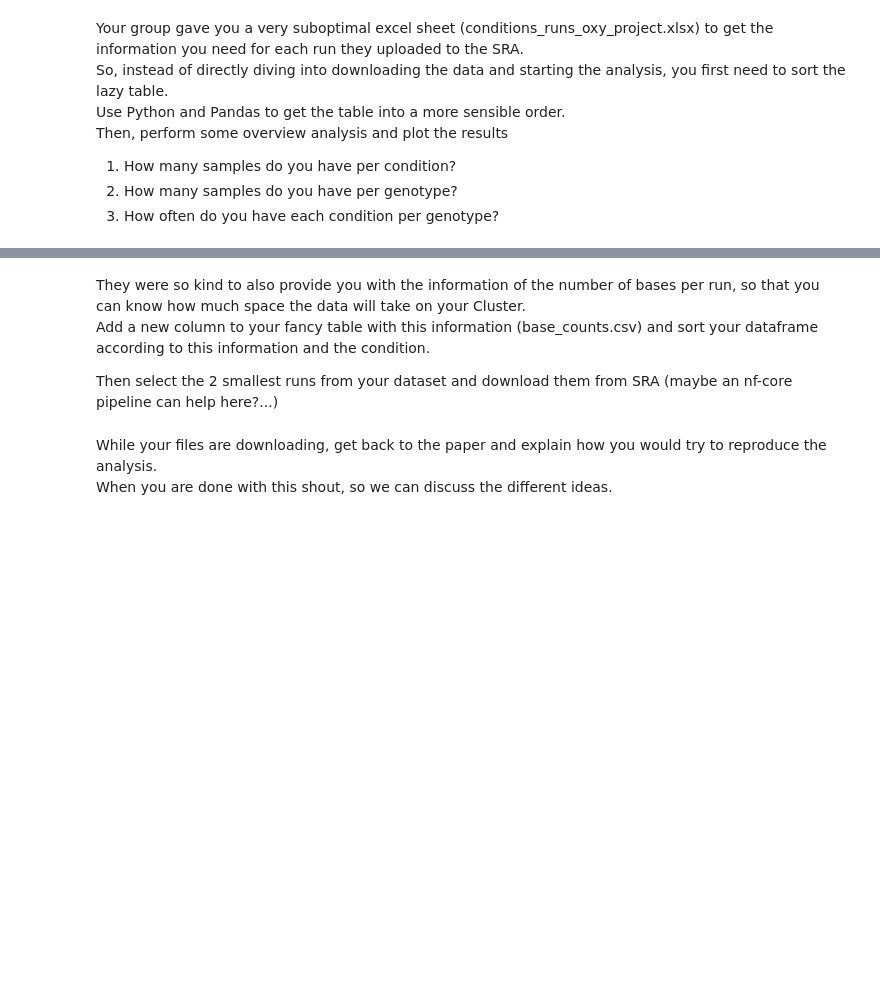
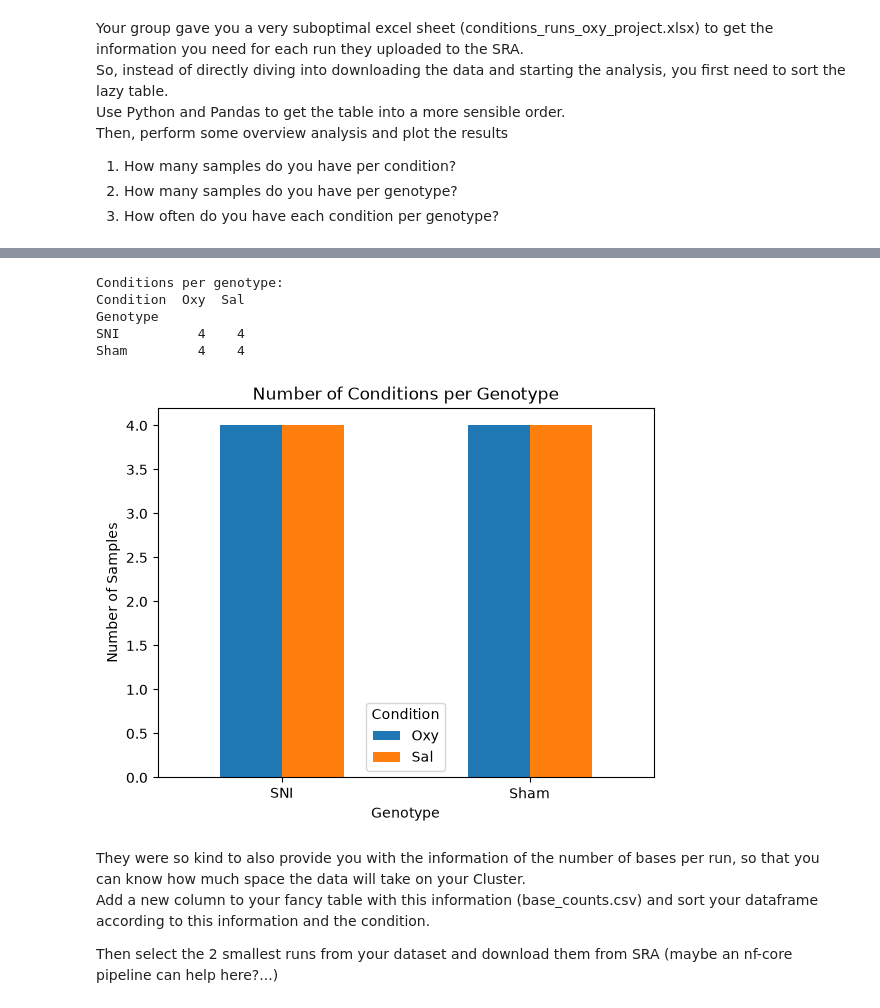
Before and after one commit to AlexaIschebeck/computational-workflows-2026, a Jupyter notebook: day_02/day_02.ipynb, the cells around one changed output, grey strips where cells are left out. Drawn from its saved outputs; the diff is of its cells as text; code cells hidden in the pictures; blank space fills up the shorter version.

```diff
--- a/day_02/day_02.ipynb
+++ b/day_02/day_02.ipynb
@@ -49,8 +160,33 @@ Then, perform some overview analysis and plot the results
+# %%
+# 3. How often do we have each condition per genotype?
+
+condition_per_genotype = pd.crosstab(
+    clean_df["Genotype"],
+    clean_df["Condition"]
+)
+
+print("Conditions per genotype:")
+print(condition_per_genotype)
+
+# Plot conditions per genotype
+condition_per_genotype.plot(kind="bar")
+
+plt.title("Number of Conditions per Genotype")
+plt.xlabel("Genotype")
+plt.ylabel("Number of Samples")
+plt.xticks(rotation=0)
+plt.legend(title="Condition")
+
+plt.show()
+# %% [output]
+Conditions per genotype:
+Condition  Oxy  Sal
+Genotype
+SNI          4    4
+Sham         4    4
+[figure, added]
 # %% [markdown]
 They were so kind to also provide you with the information of the number of bases per run, so that you can know how much space the data will take on your Cluster.<br>
 Add a new column to your fancy table with this information (base_counts.csv) and sort your dataframe according to this information and the condition.
 
 Then select the 2 smallest runs from your dataset and download them from SRA (maybe an nf-core pipeline can help here?...)
-# %% [markdown]
-While your files are downloading, get back to the paper and explain how you would try to reproduce the analysis.<br>
-When you are done with this shout, so we can discuss the different ideas.
```
Also changed, not shown: parts of 9 cells of this notebook, 7 other files.
